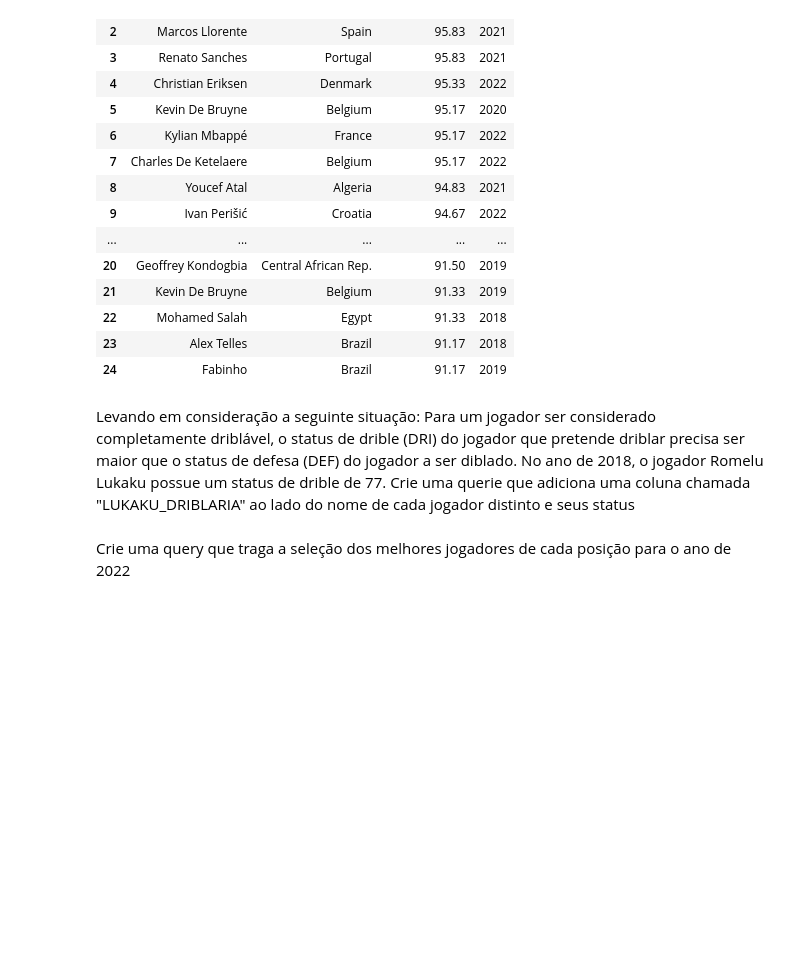
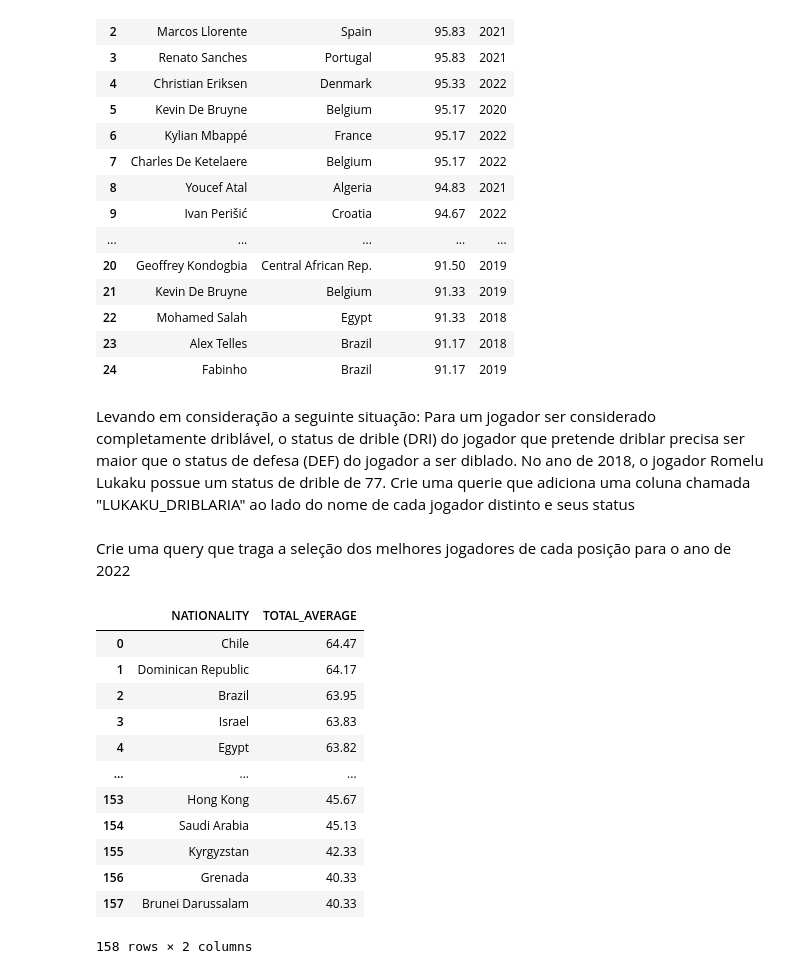
Before and after one commit to uiLLer/FIFAquerying, a Jupyter notebook: main.ipynb, the cells around one changed output. Cells and saved outputs as stored; diff of their text form; code cells hidden in the pictures; blank space fills up the shorter version.

```diff
--- a/main.ipynb
+++ b/main.ipynb
@@ -429,2 +437,34 @@ No ano de 2018, o jogador Romelu Lukaku possue um status de drible de 77. Crie u
 # %% [markdown]
 Crie uma query que traga a seleção dos melhores jogadores de cada posição para o ano de 2022
+# %%
+templateQueryMedia = """
+SELECT
+    NATIONALITY,
+    ROUND((AVERAGE_SHOOTING + AVERAGE_DRIBBLE + AVERAGE_DEFENSE) / 3, 2) AS TOTAL_AVERAGE
+FROM (
+    SELECT
+        NATION AS NATIONALITY,
+        AVG(SHO) AS AVERAGE_SHOOTING,
+        AVG(DRI) AS AVERAGE_DRIBBLE,
+        AVG(DEF) AS AVERAGE_DEFENSE
+    FROM FIFA.PLAYERS_18
+    GROUP BY NATION
+) AVG_STATS
+order by TOTAL_AVERAGE desc
+"""
+
+executeQuery(templateQueryMedia)
+# %% [output]
+|  | NATIONALITY | TOTAL_AVERAGE |
+| 0 | Chile | 64.47 |
+| 1 | Dominican Republic | 64.17 |
+| 2 | Brazil | 63.95 |
+| 3 | Israel | 63.83 |
+| 4 | Egypt | 63.82 |
+| ... | ... | ... |
+| 153 | Hong Kong | 45.67 |
+| 154 | Saudi Arabia | 45.13 |
+| 155 | Kyrgyzstan | 42.33 |
+| 156 | Grenada | 40.33 |
+| 157 | Brunei Darussalam | 40.33 |
+158 rows × 2 columns
```
Also changed, not shown: parts of 1 cell of this notebook.
